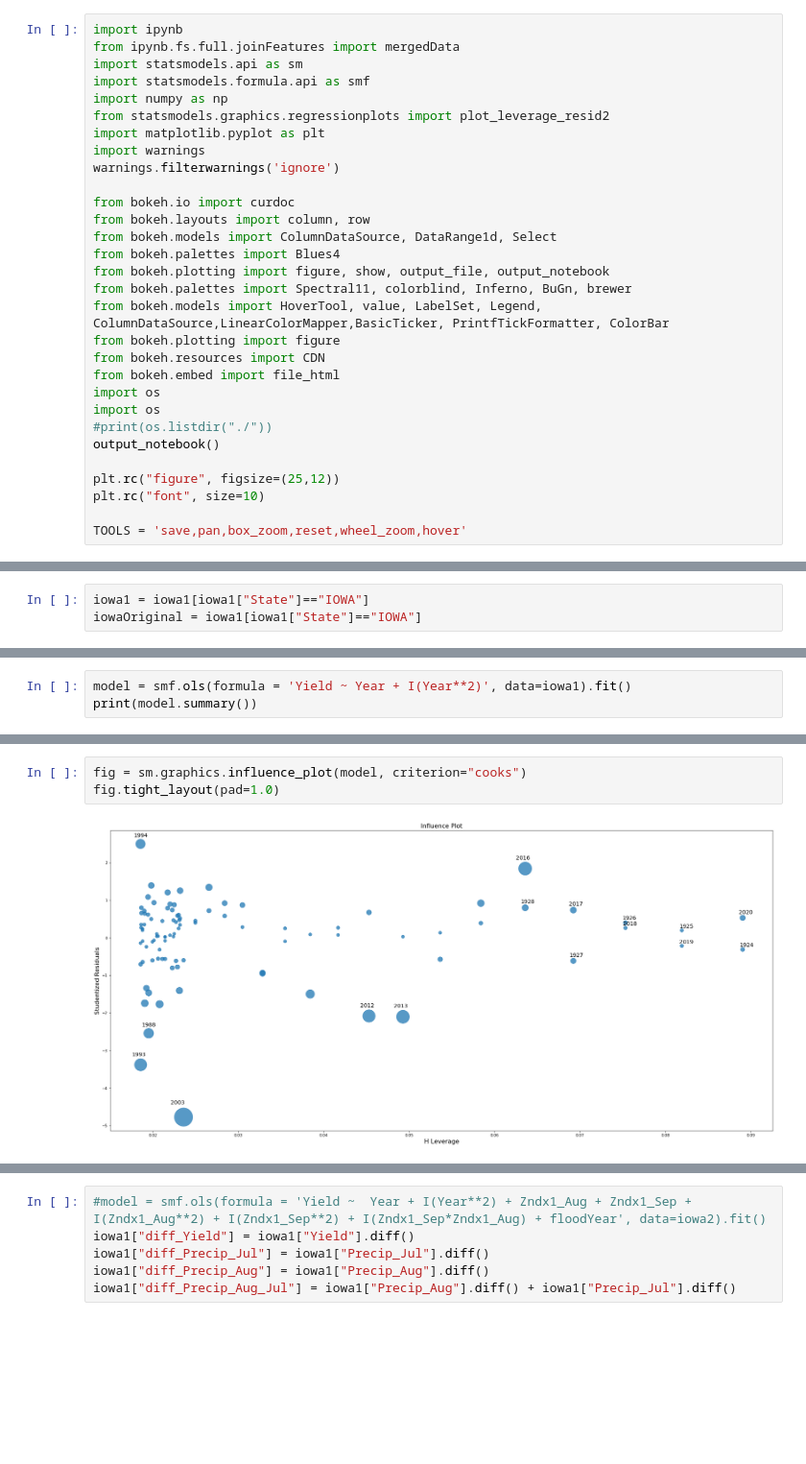
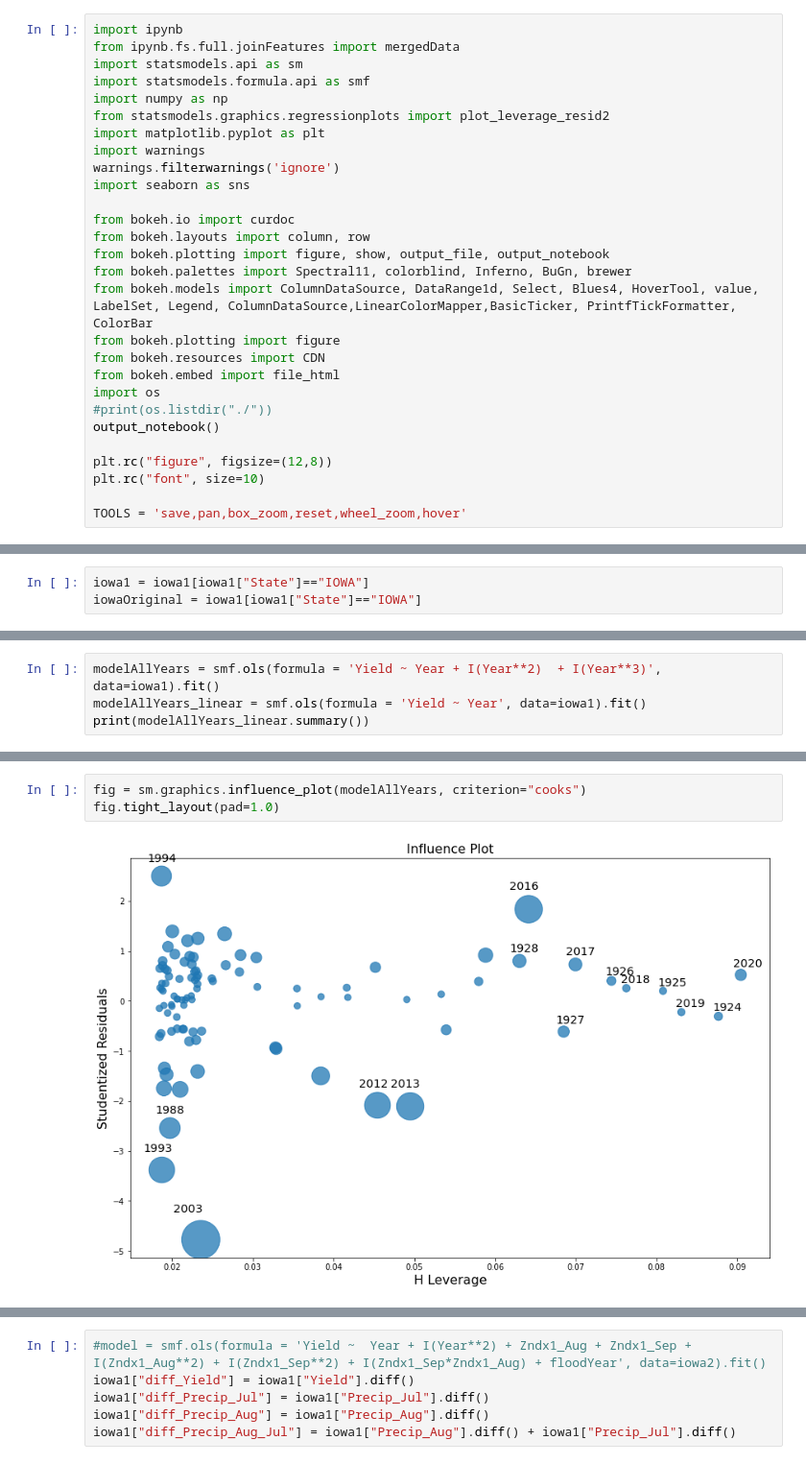
Before and after one commit to powell001/USDA_NOAA_data, a Jupyter notebook: featureSelection.ipynb, the cells around one changed output, grey strips where cells are left out. Shown: that part at 96% size. Drawn from its saved outputs; the diff is of its cells as text; blank space fills up the shorter version.

Commit message:
changed feature selection file

```diff
--- a/featureSelection.ipynb
+++ b/featureSelection.ipynb
@@ -8,23 +8,21 @@ from statsmodels.graphics.regressionplots import plot_leverage_resid2
 import matplotlib.pyplot as plt
 import warnings
 warnings.filterwarnings('ignore')
+import seaborn as sns
 
 from bokeh.io import curdoc
 from bokeh.layouts import column, row
-from bokeh.models import ColumnDataSource, DataRange1d, Select
-from bokeh.palettes import Blues4
 from bokeh.plotting import figure, show, output_file, output_notebook
 from bokeh.palettes import Spectral11, colorblind, Inferno, BuGn, brewer
-from bokeh.models import HoverTool, value, LabelSet, Legend, ColumnDataSource,LinearColorMapper,BasicTicker, PrintfTickFormatter, ColorBar
+from bokeh.models import ColumnDataSource, DataRange1d, Select, Blues4, HoverTool, value, LabelSet, Legend, ColumnDataSource,LinearColorMapper,BasicTicker, PrintfTickFormatter, ColorBar
 from bokeh.plotting import figure
 from bokeh.resources import CDN
 from bokeh.embed import file_html
 import os
-import os
 #print(os.listdir("./"))
 output_notebook()
 
-plt.rc("figure", figsize=(25,12))
+plt.rc("figure", figsize=(12,8))
 plt.rc("font", size=10)
 
 TOOLS = 'save,pan,box_zoom,reset,wheel_zoom,hover'
@@ -67,6 +72,7 @@ show(p)
 # %%
-model = smf.ols(formula = 'Yield ~ Year + I(Year**2)', data=iowa1).fit()
-print(model.summary())
+modelAllYears = smf.ols(formula = 'Yield ~ Year + I(Year**2)  + I(Year**3)', data=iowa1).fit()
+modelAllYears_linear = smf.ols(formula = 'Yield ~ Year', data=iowa1).fit()
+print(modelAllYears_linear.summary())
 # %% [output]
                             OLS Regression Results
 ==============================================================================
@@ -88,5 +104,5 @@ strong multicollinearity or other numerical problems.
 # %%
-fig = sm.graphics.influence_plot(model, criterion="cooks")
+fig = sm.graphics.influence_plot(modelAllYears, criterion="cooks")
 fig.tight_layout(pad=1.0)
 # %% [output]
-[figure, old version]
+[figure, new version]
```
Also changed, not shown: parts of 20 cells of this notebook.
